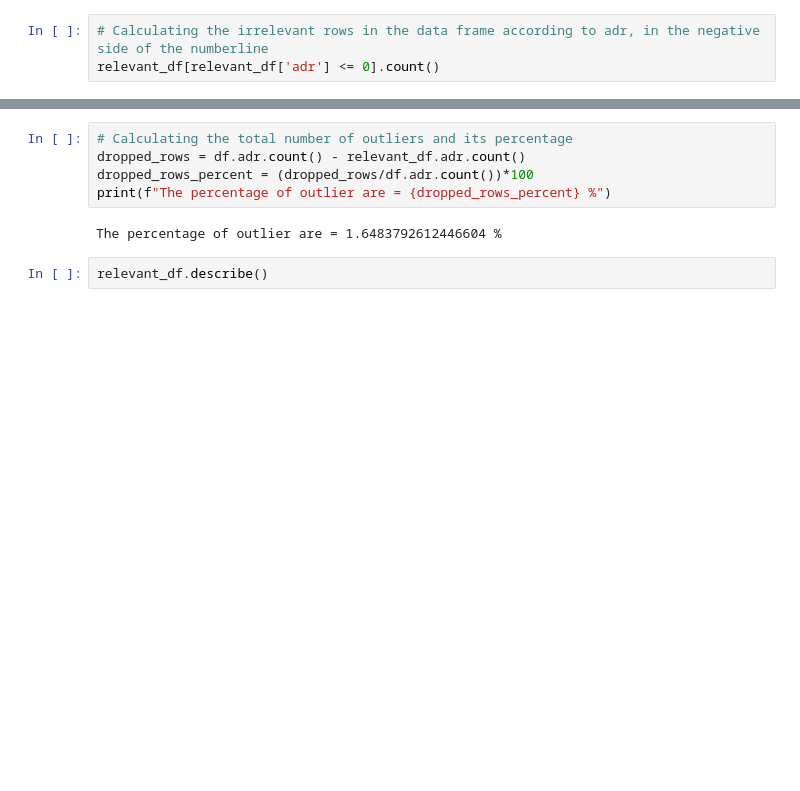
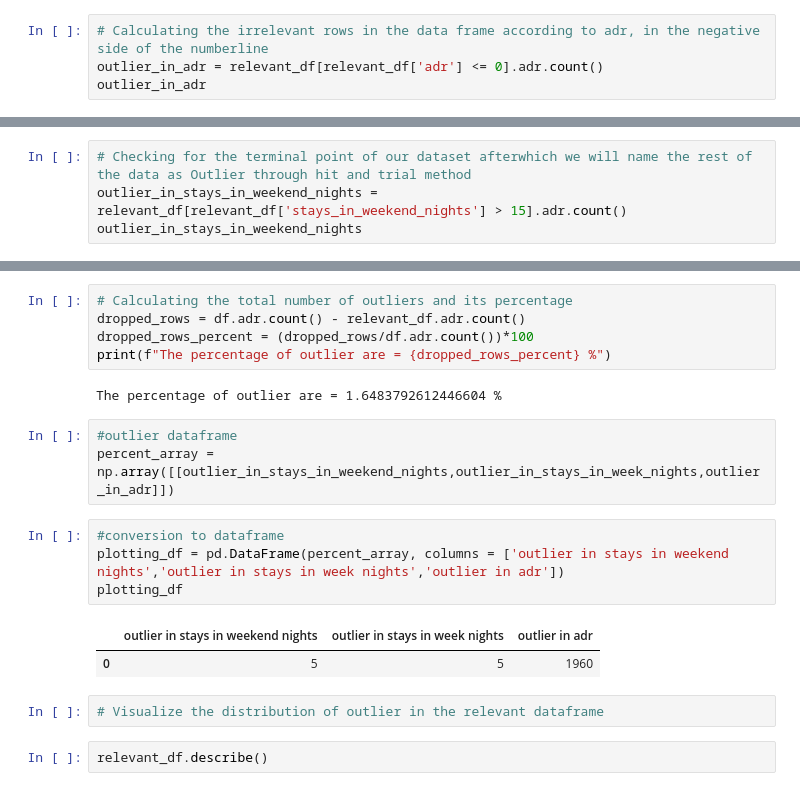
Before and after one commit to Mihirgupta2001/EDA-Capstone-Project-Hotel-Booking, a Jupyter notebook: EDA_Hotel_Booking_Analysis_Capstone_Project.ipynb, the cells around one changed output, grey strips where cells are left out. Cells and saved outputs as stored; diff of their text form; blank space fills up the shorter version.

```diff
--- a/EDA_Hotel_Booking_Analysis_Capstone_Project.ipynb
+++ b/EDA_Hotel_Booking_Analysis_Capstone_Project.ipynb
@@ -425,5 +425,6 @@ relevant_df.describe()
 'adr' is our Average Daily Rate, so this particular value cannot be 0 or it will mean that the City hotel or the Resort hotel is free to stay, also it cannot be a negative value because that will not make any sense.
 # %%
 # Calculating the irrelevant rows in the data frame according to adr, in the negative side of the numberline
-relevant_df[relevant_df['adr'] <= 0].count()
+outlier_in_adr = relevant_df[relevant_df['adr'] <= 0].adr.count()
+outlier_in_adr
 # %% [output]
@@ -486,0 +486,4 @@ So we can see that the values greater than 35 are all outliers
+# %%
+# Checking for the terminal point of our dataset afterwhich we will name the rest of the data as Outlier through hit and trial method
+outlier_in_stays_in_weekend_nights = relevant_df[relevant_df['stays_in_weekend_nights'] > 15].adr.count()
+outlier_in_stays_in_weekend_nights
@@ -499,6 +506,18 @@ dropped_rows_percent = (dropped_rows/df.adr.count())*100
 print(f"The percentage of outlier are = {dropped_rows_percent} %")
 # %% [output]
 The percentage of outlier are = 1.6483792612446604 %
+# %%
+#outlier dataframe
+percent_array = np.array([[outlier_in_stays_in_weekend_nights,outlier_in_stays_in_week_nights,outlier_in_adr]])
+# %%
+#conversion to dataframe
+plotting_df = pd.DataFrame(percent_array, columns = ['outlier in stays in weekend nights','outlier in stays in week nights','outlier in adr'])
+plotting_df
+# %% [output]
+|  | outlier in stays in weekend nights | outlier in stays in week nights | outlier in adr |
+| 0 | 5 | 5 | 1960 |
+# %%
+# Visualize the distribution of outlier in the relevant dataframe
 # %%
 relevant_df.describe()
 # %% [output]
```
Also changed, not shown: parts of 6 cells of this notebook.
